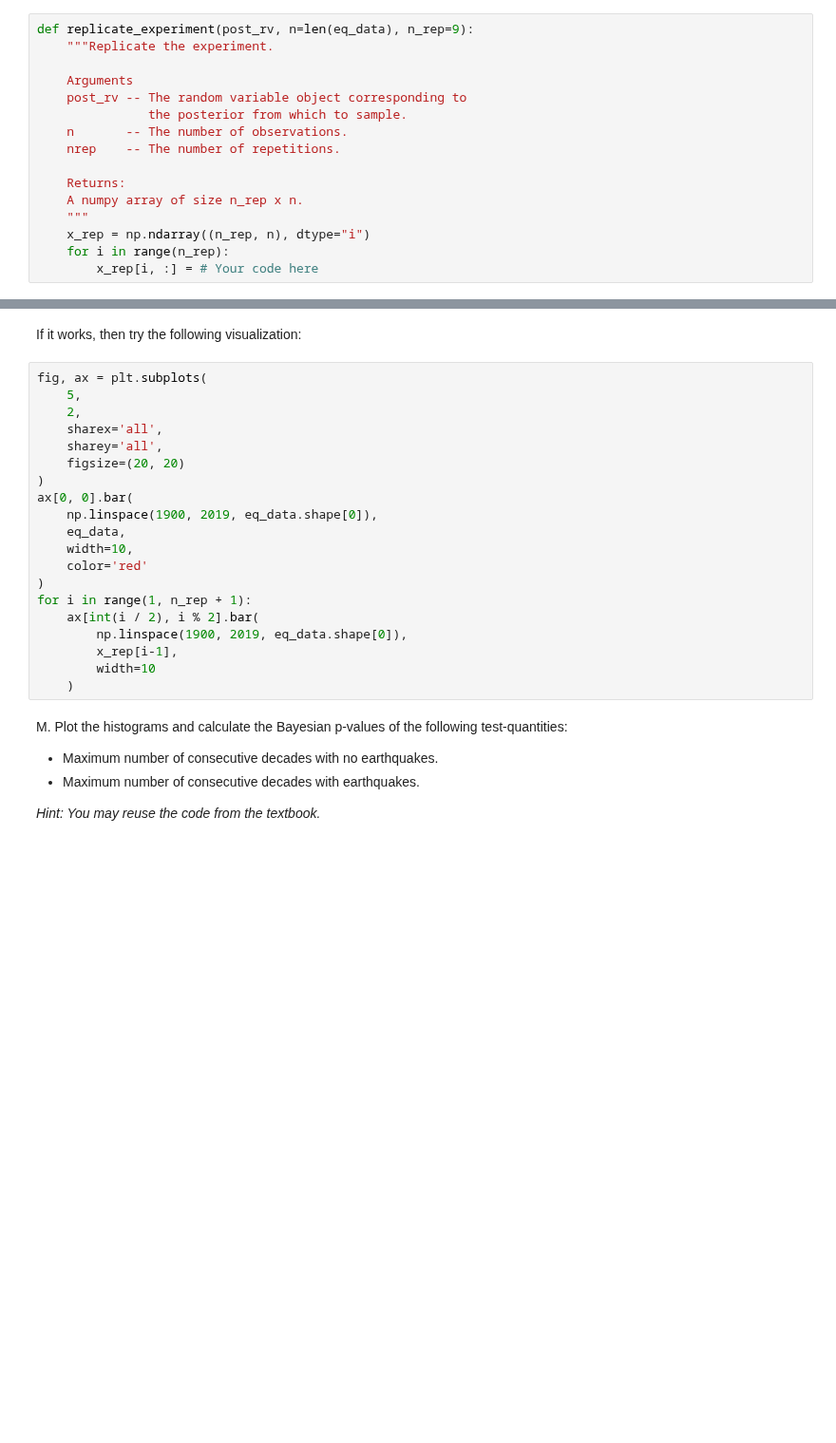
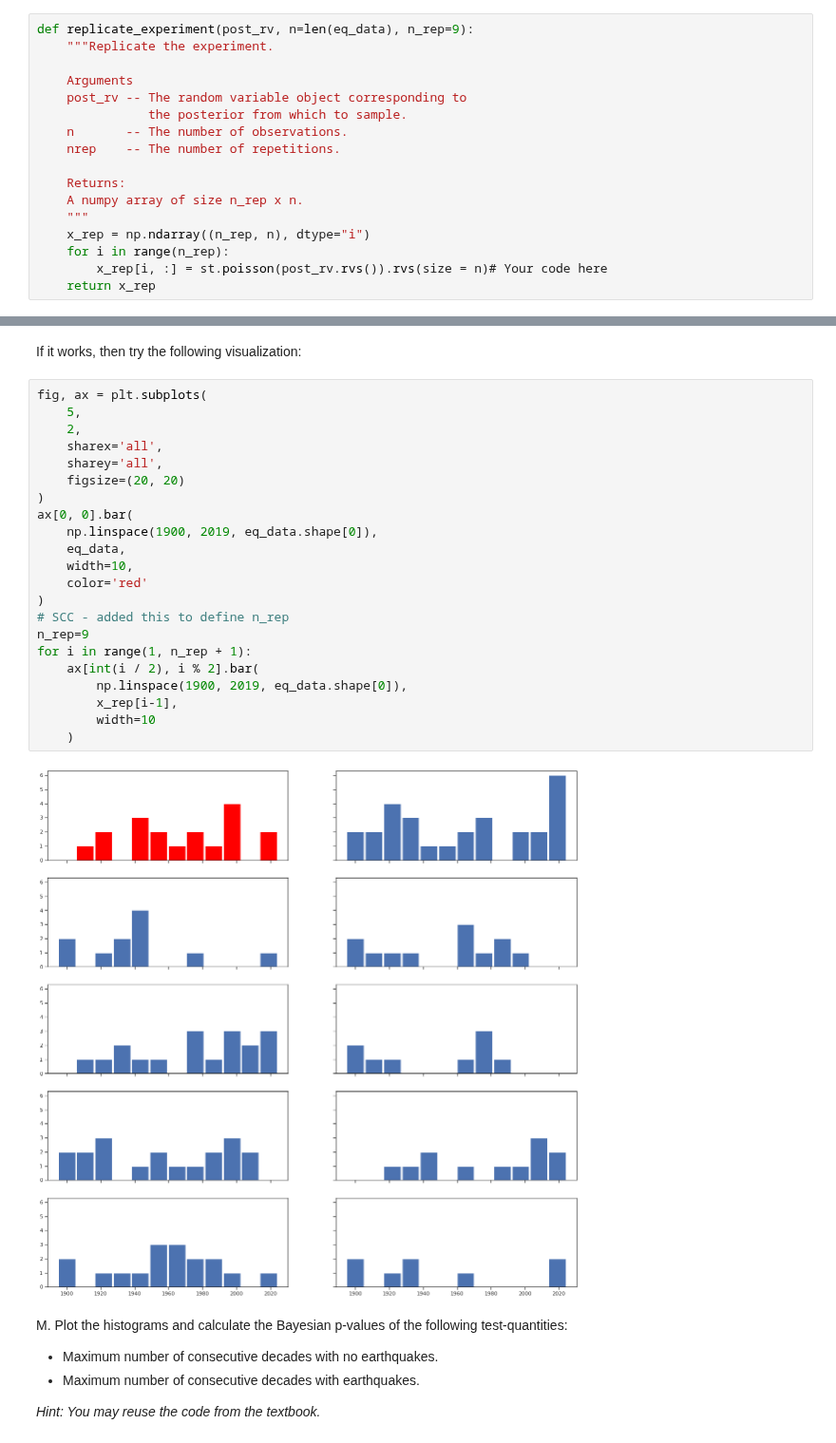
Before and after one commit to schemp98/data-analytics-se, a Jupyter notebook: lecturebook/homework/homework-03_SCC.ipynb, the cells around one changed output, grey strips where cells are left out. Shown at 95% size. Saved outputs shown, nothing was run; the diff lists cells and outputs as text; blank space fills up the shorter version.

```diff
--- a/lecturebook/homework/homework-03_SCC.ipynb
+++ b/lecturebook/homework/homework-03_SCC.ipynb
@@ -751,7 +748,8 @@ def replicate_experiment(post_rv, n=len(eq_data), n_rep=9):
     """
     x_rep = np.ndarray((n_rep, n), dtype="i")
     for i in range(n_rep):
-        x_rep[i, :] = # Your code here
+        x_rep[i, :] = st.poisson(post_rv.rvs()).rvs(size = n)# Your code here
+    return x_rep
 # %% [markdown]
 Try your code here:
 # %%
@@ -762,23 +770,27 @@ If it works, then try the following visualization:
 # %%
 fig, ax = plt.subplots(
     5,
     2,
     sharex='all',
     sharey='all',
     figsize=(20, 20)
 )
 ax[0, 0].bar(
     np.linspace(1900, 2019, eq_data.shape[0]),
     eq_data,
     width=10,
     color='red'
 )
+# SCC - added this to define n_rep
+n_rep=9
 for i in range(1, n_rep + 1):
     ax[int(i / 2), i % 2].bar(
         np.linspace(1900, 2019, eq_data.shape[0]),
         x_rep[i-1],
         width=10
     )
+# %% [output]
+[figure, added]
 # %% [markdown]
 M. Plot the histograms and calculate the Bayesian p-values of the following test-quantities:
 
```
Also changed, not shown: parts of 18 cells of this notebook.
